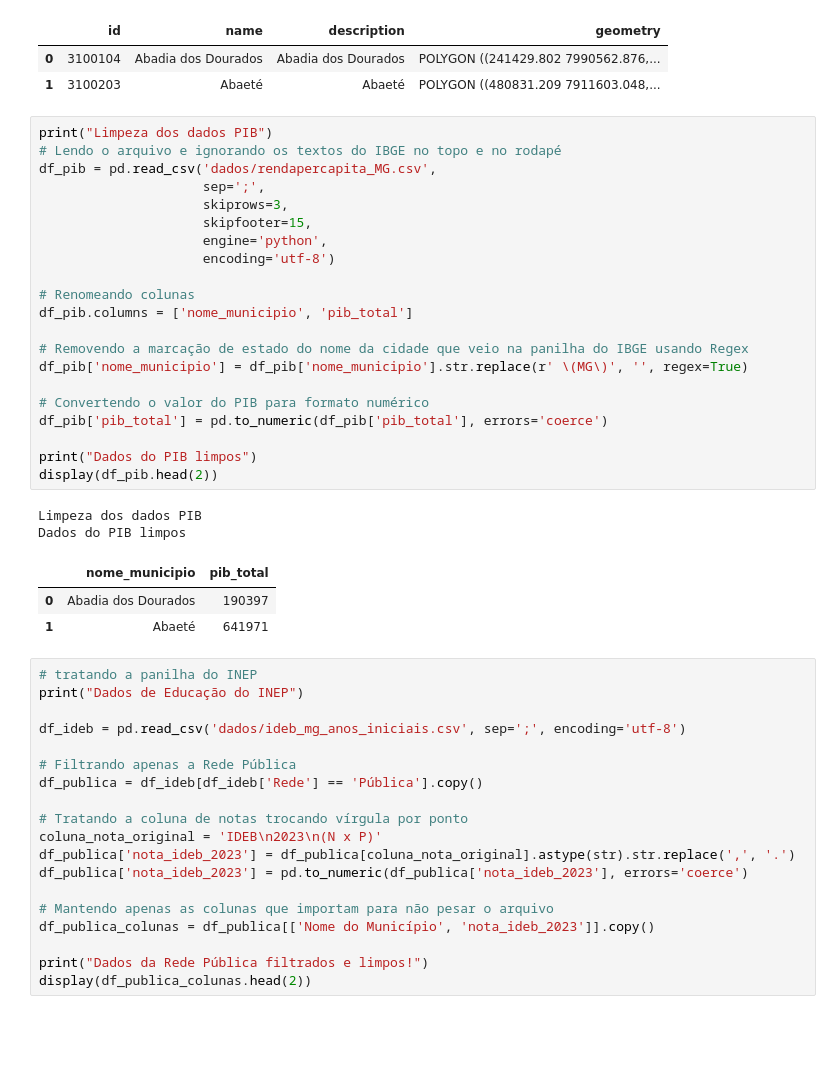
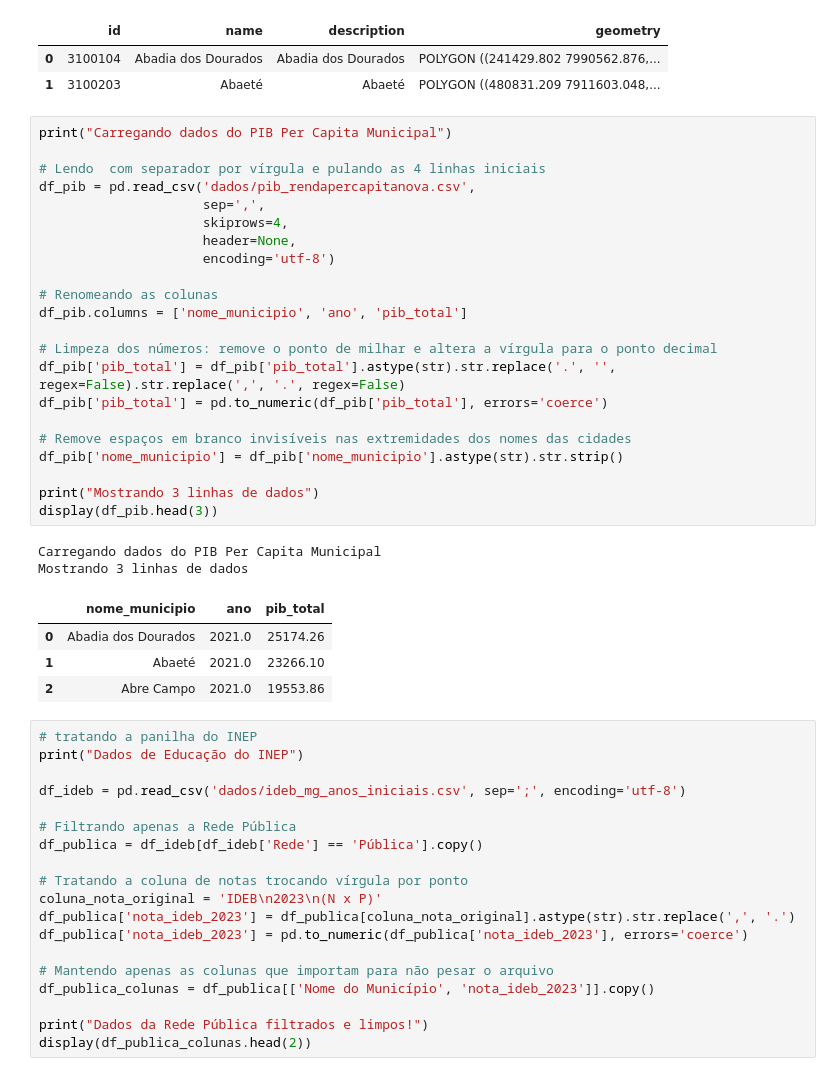
Before and after one commit to Rique-Nunes/4UBD-Desempenho-Escolar-e-Desigualdade, a Jupyter notebook: Prova4UBDAV2.ipynb, the cells around one changed output. Cells and saved outputs as stored; diff of their text form; blank space fills up the shorter version.

```diff
--- a/Prova4UBDAV2.ipynb
+++ b/Prova4UBDAV2.ipynb
@@ -24,33 +24,35 @@ Arquivo salvo, exibe duas linhas:
 |  | id | name | description | geometry |
 | 0 | 3100104 | Abadia dos Dourados | Abadia dos Dourados | POLYGON ((241429.802 7990562.876,... |
 | 1 | 3100203 | Abaeté | Abaeté | POLYGON ((480831.209 7911603.048,... |
-# %%
-print("Limpeza dos dados PIB")
-# Lendo o arquivo e ignorando os textos do IBGE no topo e no rodapé
-df_pib = pd.read_csv('dados/rendapercapita_MG.csv',
-                     sep=';',
-                     skiprows=3,
-                     skipfooter=15,
-                     engine='python',
-                     encoding='utf-8')
-
-# Renomeando colunas
-df_pib.columns = ['nome_municipio', 'pib_total']
-
-# Removendo a marcação de estado do nome da cidade que veio na panilha do IBGE usando Regex
-df_pib['nome_municipio'] = df_pib['nome_municipio'].str.replace(r' \(MG\)', '', regex=True)
-
-# Convertendo o valor do PIB para formato numérico
-df_pib['pib_total'] = pd.to_numeric(df_pib['pib_total'], errors='coerce')
-
-print("Dados do PIB limpos")
-display(df_pib.head(2))
-# %% [output]
-Limpeza dos dados PIB
-Dados do PIB limpos
-|  | nome_municipio | pib_total |
-| 0 | Abadia dos Dourados | 190397 |
-| 1 | Abaeté | 641971 |
+# %%
+print("Carregando dados do PIB Per Capita Municipal")
+
+# Lendo  com separador por vírgula e pulando as 4 linhas iniciais
+df_pib = pd.read_csv('dados/pib_rendapercapitanova.csv',
+                     sep=',',
+                     skiprows=4,
+                     header=None,
+                     encoding='utf-8')
+
+# Renomeando as colunas
+df_pib.columns = ['nome_municipio', 'ano', 'pib_total']
+
+# Limpeza dos números: remove o ponto de milhar e altera a vírgula para o ponto decimal
+df_pib['pib_total'] = df_pib['pib_total'].astype(str).str.replace('.', '', regex=False).str.replace(',', '.', regex=False)
+df_pib['pib_total'] = pd.to_numeric(df_pib['pib_total'], errors='coerce')
+
+# Remove espaços em branco invisíveis nas extremidades dos nomes das cidades
+df_pib['nome_municipio'] = df_pib['nome_municipio'].astype(str).str.strip()
+
+print("Mostrando 3 linhas de dados")
+display(df_pib.head(3))
+# %% [output]
+Carregando dados do PIB Per Capita Municipal
+Mostrando 3 linhas de dados
+|  | nome_municipio | ano | pib_total |
+| 0 | Abadia dos Dourados | 2021.0 | 25174.26 |
+| 1 | Abaeté | 2021.0 | 23266.10 |
+| 2 | Abre Campo | 2021.0 | 19553.86 |
 # %%
 # tratando a panilha do INEP
 print("Dados de Educação do INEP")
```
Also changed, not shown: parts of 3 cells of this notebook.
